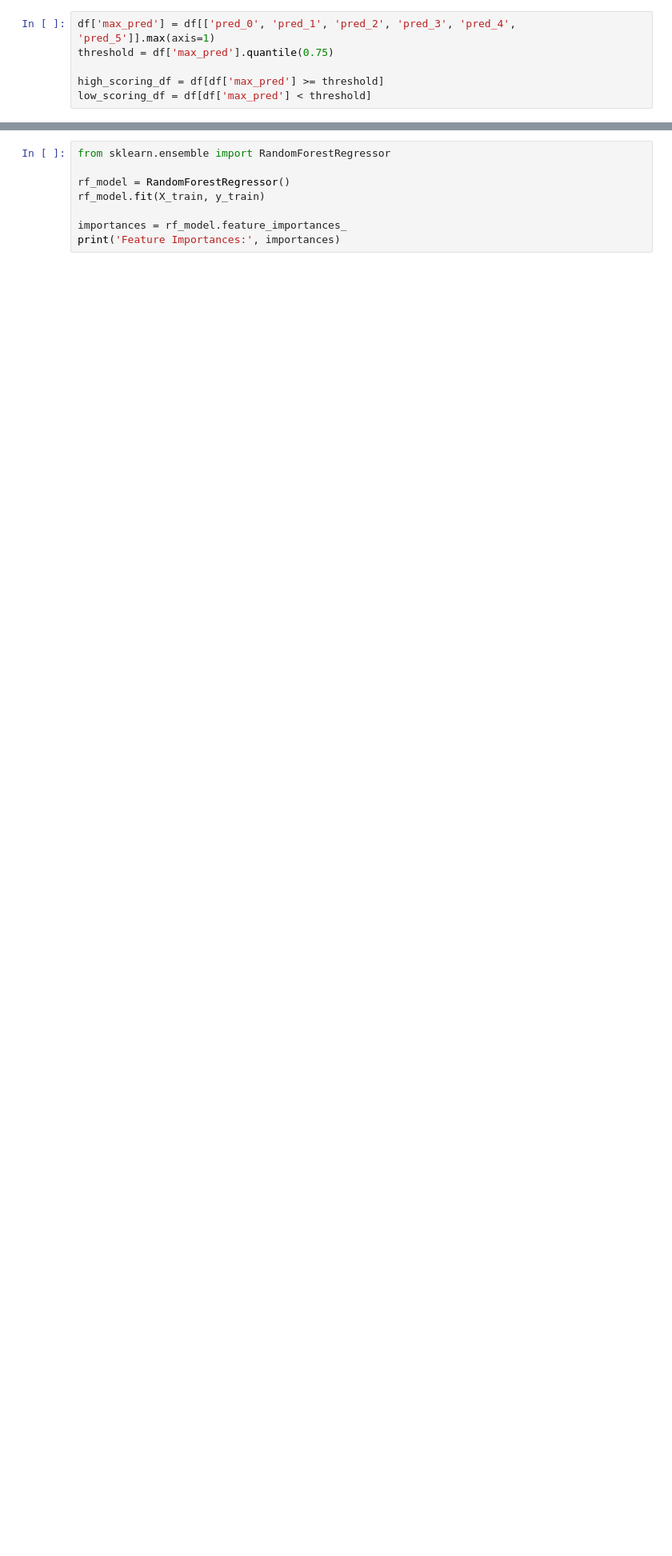
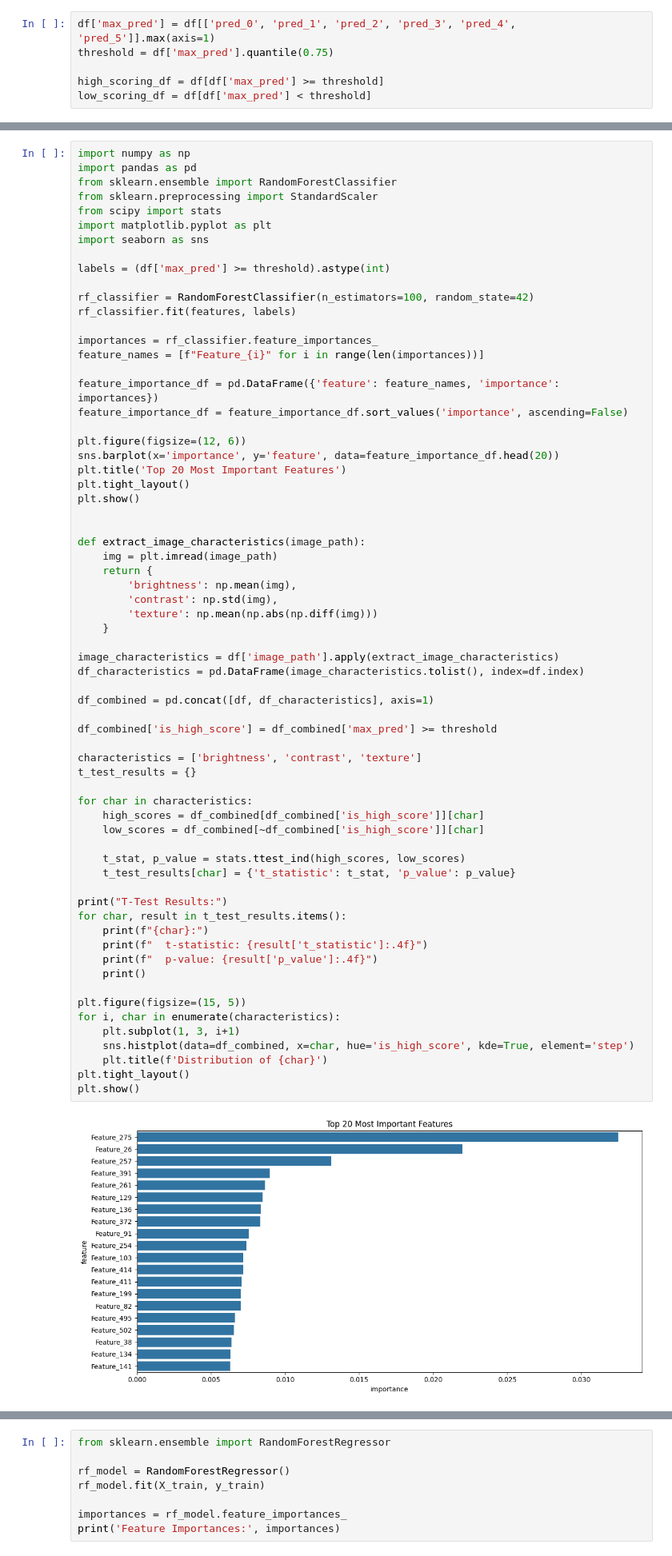
Before and after one commit to ashmitg/cxr-image-analysis, a Jupyter notebook: mimic_ai_harms.ipynb, the cells around one changed output, grey strips where cells are left out. Shown at 80% size. Cells and saved outputs as stored; diff of their text form; blank space fills up the shorter version.

```diff
--- a/mimic_ai_harms.ipynb
+++ b/mimic_ai_harms.ipynb
@@ -119,0 +164,68 @@ plt.show()
+# %%
+import numpy as np
+import pandas as pd
+from sklearn.ensemble import RandomForestClassifier
+from sklearn.preprocessing import StandardScaler
+from scipy import stats
+import matplotlib.pyplot as plt
+import seaborn as sns
+
+labels = (df['max_pred'] >= threshold).astype(int)
+
+rf_classifier = RandomForestClassifier(n_estimators=100, random_state=42)
+rf_classifier.fit(features, labels)
+
+importances = rf_classifier.feature_importances_
+feature_names = [f"Feature_{i}" for i in range(len(importances))]
+
+feature_importance_df = pd.DataFrame({'feature': feature_names, 'importance': importances})
+feature_importance_df = feature_importance_df.sort_values('importance', ascending=False)
+
+plt.figure(figsize=(12, 6))
+sns.barplot(x='importance', y='feature', data=feature_importance_df.head(20))
+plt.title('Top 20 Most Important Features')
+plt.tight_layout()
+plt.show()
+
+
+def extract_image_characteristics(image_path):
+    img = plt.imread(image_path)
+    return {
+        'brightness': np.mean(img),
+        'contrast': np.std(img),
+        'texture': np.mean(np.abs(np.diff(img)))
+    }
+
+image_characteristics = df['image_path'].apply(extract_image_characteristics)
+df_characteristics = pd.DataFrame(image_characteristics.tolist(), index=df.index)
+
+df_combined = pd.concat([df, df_characteristics], axis=1)
+
+df_combined['is_high_score'] = df_combined['max_pred'] >= threshold
+
+characteristics = ['brightness', 'contrast', 'texture']
+t_test_results = {}
+
+for char in characteristics:
+    high_scores = df_combined[df_combined['is_high_score']][char]
+    low_scores = df_combined[~df_combined['is_high_score']][char]
+
+    t_stat, p_value = stats.ttest_ind(high_scores, low_scores)
+    t_test_results[char] = {'t_statistic': t_stat, 'p_value': p_value}
+
+print("T-Test Results:")
+for char, result in t_test_results.items():
+    print(f"{char}:")
+    print(f"  t-statistic: {result['t_statistic']:.4f}")
+    print(f"  p-value: {result['p_value']:.4f}")
+    print()
+
+plt.figure(figsize=(15, 5))
+for i, char in enumerate(characteristics):
+    plt.subplot(1, 3, i+1)
+    sns.histplot(data=df_combined, x=char, hue='is_high_score', kde=True, element='step')
+    plt.title(f'Distribution of {char}')
+plt.tight_layout()
+plt.show()
+# %% [output]
+[figure, added]
```
Also changed, not shown: parts of 12 cells of this notebook.
